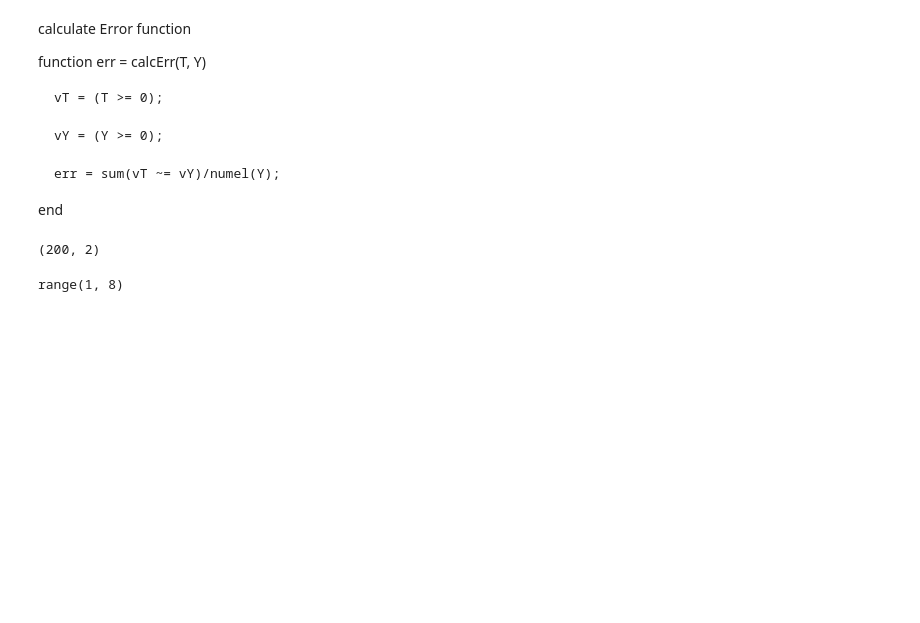
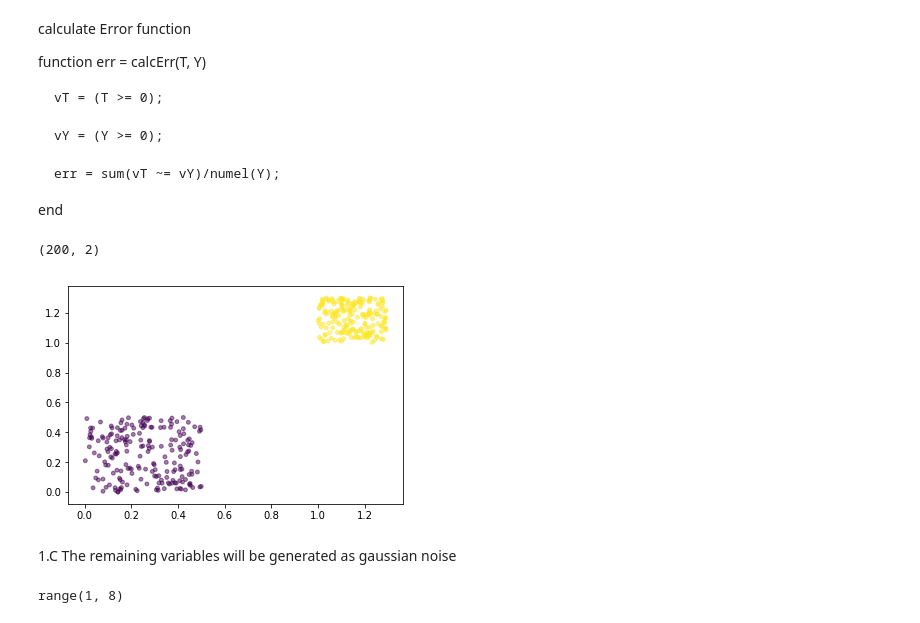
Before and after one commit to saratrajput/mlcc, a Jupyter notebook: mlccProject.ipynb, the cells around one changed output. Saved outputs shown, nothing was run; the diff lists cells and outputs as text; code cells hidden in the pictures; blank space fills up the shorter version.

```diff
--- a/mlccProject.ipynb
+++ b/mlccProject.ipynb
@@ -70,10 +70,10 @@ def MixGauss(means, sigmas, n):
 #     X = zeros((200,2))
 #     Y = zeros((200,1))
 
-    X = zeros((200,2))
-    Y = zeros((200,1))
-#     X = []
-#     Y = []
+#     X = zeros((200,2))
+#     Y = zeros((200,1))
+    X = []
+    Y = []
     for i in range(numColsOfMeans):
         meansOfColumnI = means[:, i]
         sigmaOfI = sigmas[i]
@@ -88,8 +88,15 @@ def MixGauss(means, sigmas, n):
         tempXi = Xi
         tempYi = Yi
 
-        X = concatenate((Xi, Xi), axis=0)
-        Y = concatenate((Yi, Yi), axis=0)
+        X.append(Xi)
+        Y.append(Yi)
+#         X = column_stack(Xi)
+#         X = concatenate((Xi, Xi), axis=0)
+#         Y = concatenate((Yi, Yi), axis=0)
+#         X[0:100,:] = tempXi
+#         X[100:200,:] = Xi
+#         Y[0:100,:] = tempYi
+#         Y[100:200,:] = Yi
     return X, Y, tempXi, tempYi
 # %%
 # def mixGauss(means=None, sigmas=None, n=None):
@@ -139,7 +146,16 @@ def MixGauss(means, sigmas, n):
 # array([[1.,2.,3.], [4.,5.,6.]])
 # %%
 X, Y, tempX, tempY = MixGauss(matrix([[0,1],[0,1]]), array([[0.5], [0.3]]), 100)
-# %%
-shape(X)
-# %% [output]
-(200, 2)
+# %%
+X = concatenate(X, axis=0)
+Y = concatenate(Y, axis=0)
+shape(X)
+# %% [output]
+(200, 2)
+# %%
+plt.scatter(X[:,0], X[:,1], s=15, c=Y, alpha=0.5)
+plt.show()
+# %% [output]
+[figure, added]
+# %% [markdown]
+1.C The remaining variables will be generated as gaussian noise
```
Also changed, not shown: parts of 1 cell of this notebook, 2 other files.
